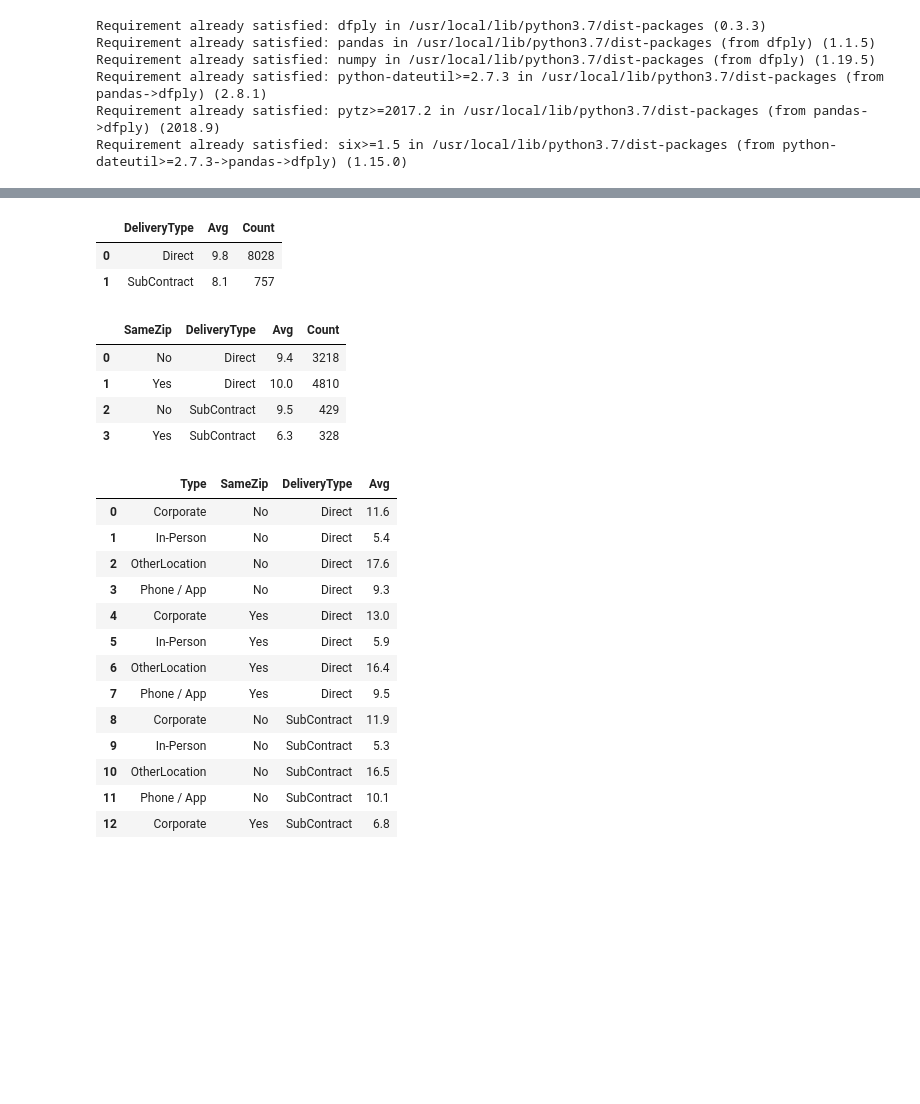
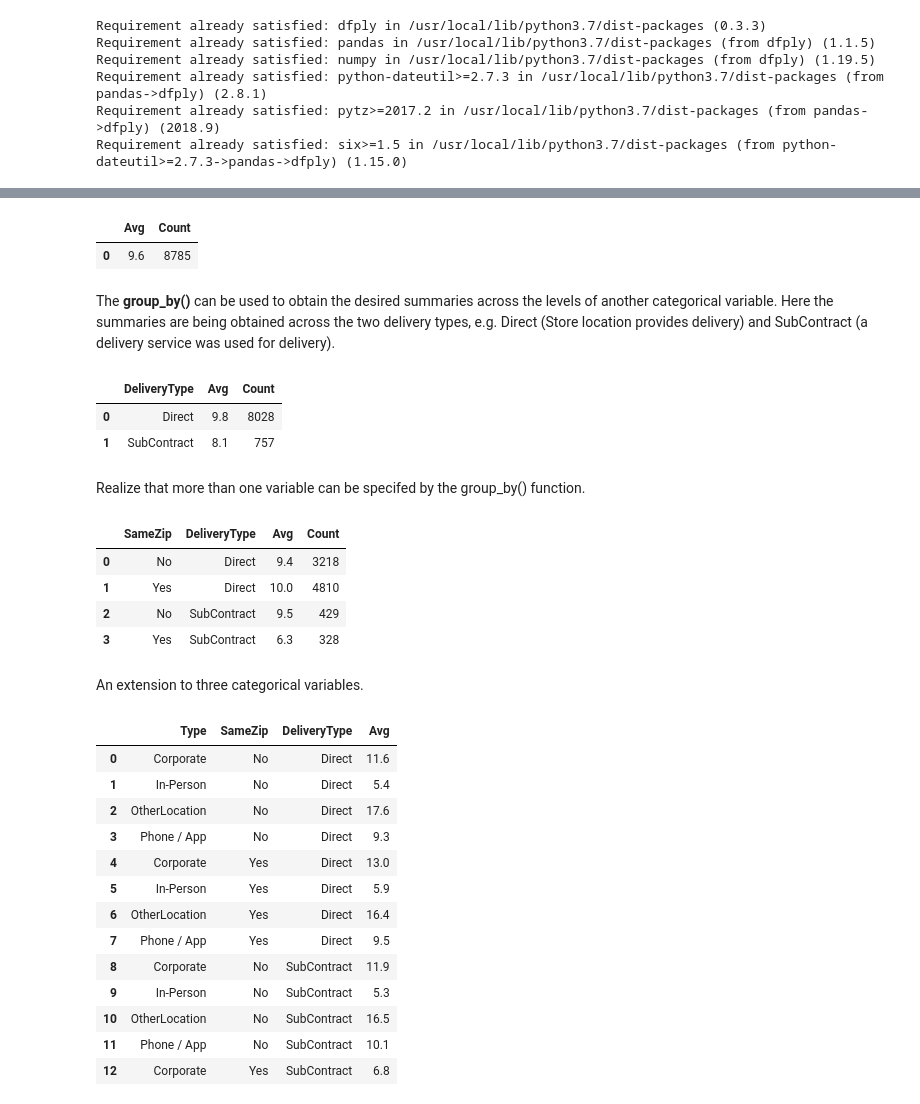
Before and after one commit to yardsale8/DSCI325, a Jupyter notebook: Module4_Part4_Python.ipynb, the cells around one changed output, grey strips where cells are left out. Saved outputs shown, nothing was run; the diff lists cells and outputs as text; code cells hidden in the pictures; blank space fills up the shorter version.

```diff
--- a/Module4_Part4_Python.ipynb
+++ b/Module4_Part4_Python.ipynb
@@ -45,3 +83,15 @@ from dfply import *
+# %%
+Outcomes2019 = (
+                 PD2019
+                 >> summarize(Avg = X.Minutes.mean(), Count = n(X.Minutes))
+               )
+
+Outcomes2019.round(1)
+# %% [output]
+|  | Avg | Count |
+| 0 | 9.6 | 8785 |
+# %% [markdown]
+The <strong>group_by()</strong> can be used to obtain the desired summaries across the levels of another categorical variable.  Here the summaries are being obtained across the two delivery types, e.g. Direct (Store location provides delivery) and SubContract (a delivery service was used for delivery).
 # %%
 Outcomes2019 = (
         PD2019
@@ -54,6 +104,8 @@ Outcomes2019.round(1)
 |  | DeliveryType | Avg | Count |
 | 0 | Direct | 9.8 | 8028 |
 | 1 | SubContract | 8.1 | 757 |
+# %% [markdown]
+Realize that more than one variable can be specifed by the group_by() function.
 # %%
 Outcomes2019 = (
         PD2019
@@ -68,6 +120,8 @@ Outcomes2019.round(1)
 | 1 | Yes | Direct | 10.0 | 4810 |
 | 2 | No | SubContract | 9.5 | 429 |
 | 3 | Yes | SubContract | 6.3 | 328 |
+# %% [markdown]
+An extension to three categorical variables.
 # %%
 Outcomes2019 = (
         PD2019
```
Also changed, not shown: parts of 52 cells of this notebook.
